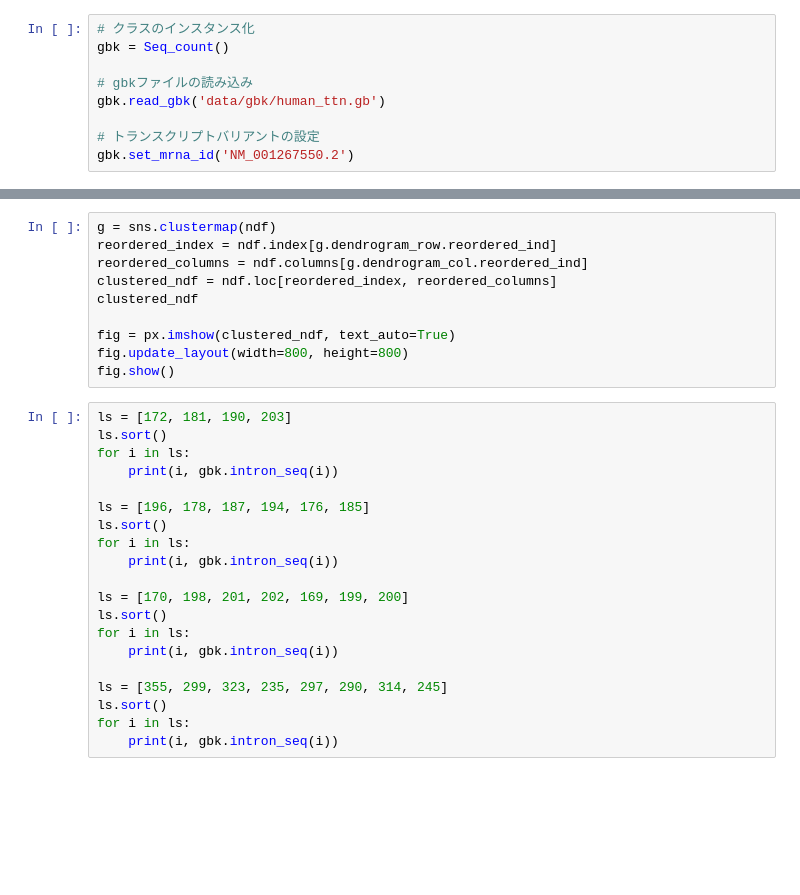
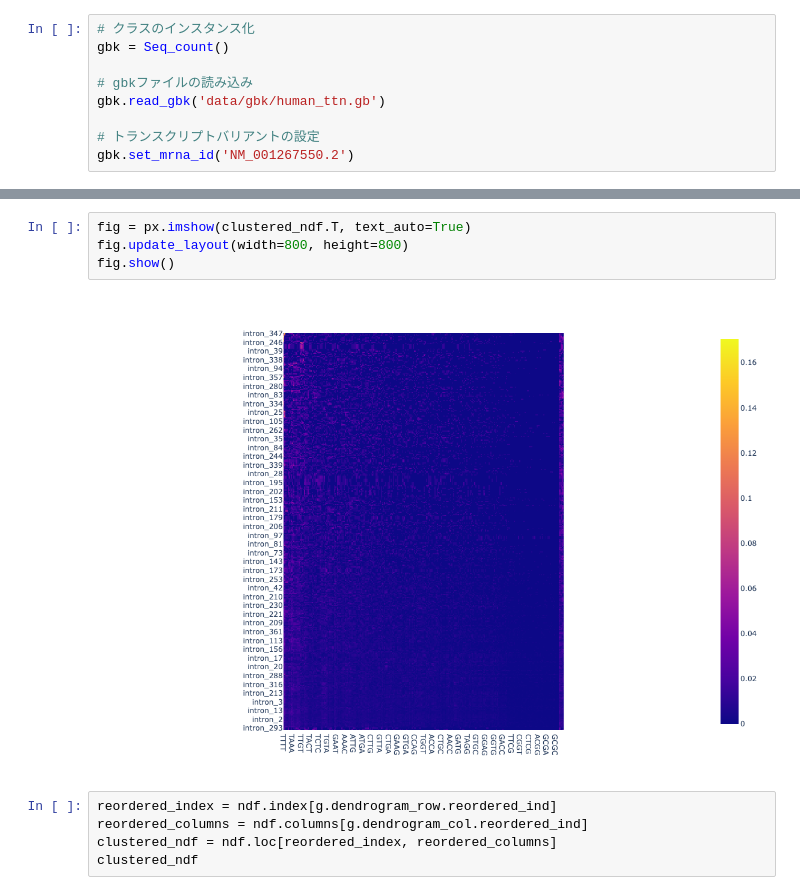
Before and after one commit to DU-med/bio_chem, a Jupyter notebook: ttn_splicing/motif_comb.ipynb, the cells around one changed output, grey strips where cells are left out. Drawn from its saved outputs; the diff is of its cells as text; blank space fills up the shorter version.

```diff
--- a/ttn_splicing/motif_comb.ipynb
+++ b/ttn_splicing/motif_comb.ipynb
@@ -40,30 +71,11 @@ fig.show()
+# %%
+fig = px.imshow(clustered_ndf.T, text_auto=True)
+fig.update_layout(width=800, height=800)
+fig.show()
+# %% [output]
+[figure, added]
 # %%
-g = sns.clustermap(ndf)
 reordered_index = ndf.index[g.dendrogram_row.reordered_ind]
 reordered_columns = ndf.columns[g.dendrogram_col.reordered_ind]
 clustered_ndf = ndf.loc[reordered_index, reordered_columns]
 clustered_ndf
-
-fig = px.imshow(clustered_ndf, text_auto=True)
-fig.update_layout(width=800, height=800)
-fig.show()
-# %%
-ls = [172, 181, 190, 203]
-ls.sort()
-for i in ls:
-    print(i, gbk.intron_seq(i))
-
-ls = [196, 178, 187, 194, 176, 185]
-ls.sort()
-for i in ls:
-    print(i, gbk.intron_seq(i))
-
-ls = [170, 198, 201, 202, 169, 199, 200]
-ls.sort()
-for i in ls:
-    print(i, gbk.intron_seq(i))
-
-ls = [355, 299, 323, 235, 297, 290, 314, 245]
-ls.sort()
-for i in ls:
-    print(i, gbk.intron_seq(i))
```
Also changed, not shown: parts of 8 cells of this notebook.
